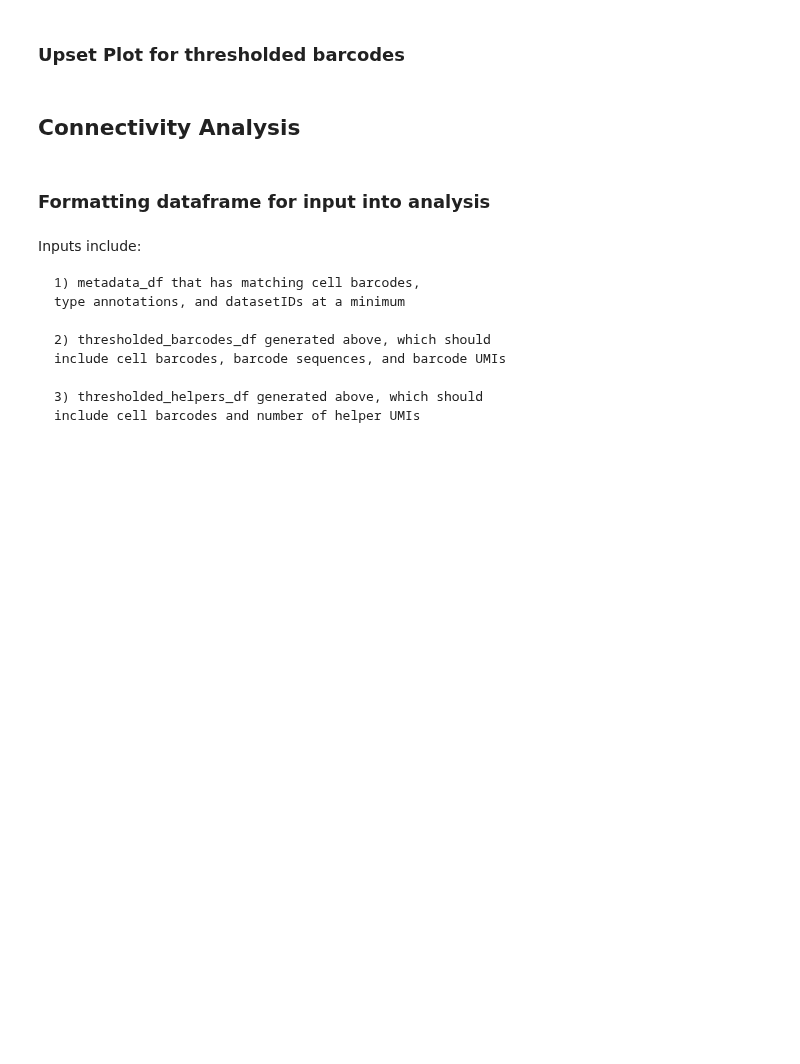
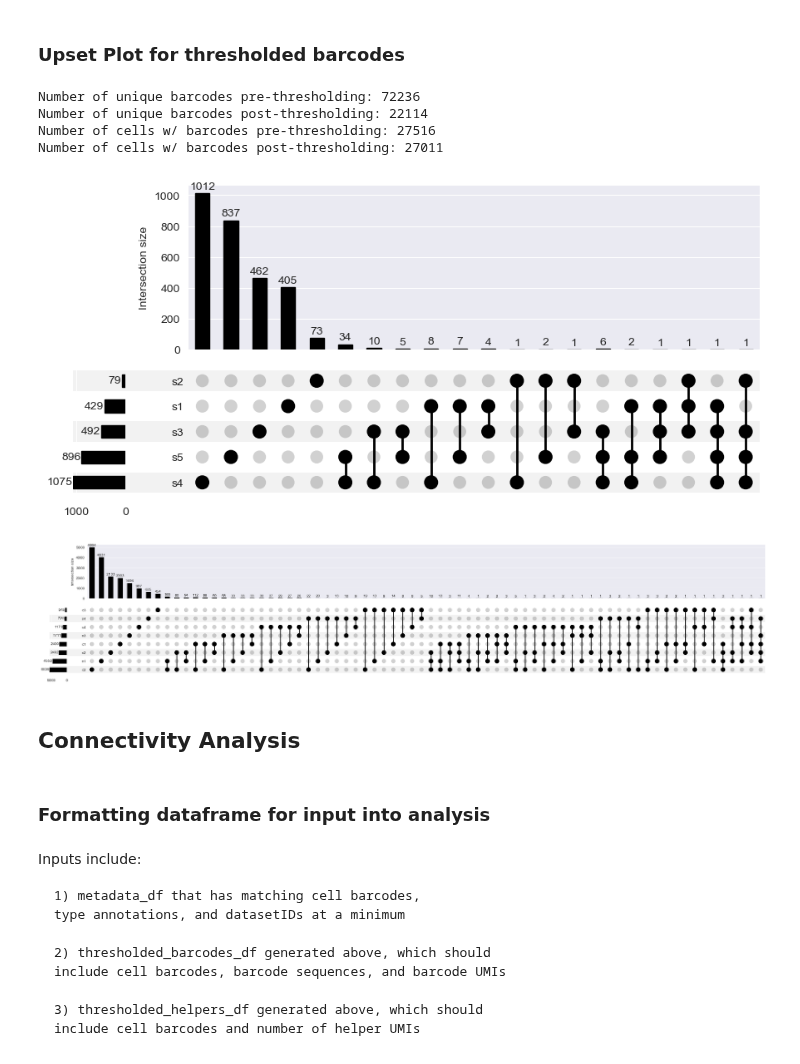
Before and after one commit to MEUrbanek/rabies_barcode_tech, a Jupyter notebook: development/15_connectivity_analysis_IEO.ipynb, the cells around one changed output. Saved outputs shown, nothing was run; the diff lists cells and outputs as text; code cells hidden in the pictures; blank space fills up the shorter version.

```diff
--- a/development/15_connectivity_analysis_IEO.ipynb
+++ b/development/15_connectivity_analysis_IEO.ipynb
@@ -864,20 +889,10 @@ helpers_df
 # %% [markdown]
 ## Barcode thresholding
 # %%
-"""
-How important is it to keep a record of barcodes that don't pass threshold? If not, a deep copy is probably overkill here
-"""
-
-# Make deep copies of barcodes for thresholding
-threshold_barcodes_df = barcodes_df.copy(deep=True)
-
 # Break into viral library matched experiments for SBARRO thresholding
-dec_exp = threshold_barcodes_df.loc[threshold_barcodes_df['datasetid'].isin(dec_list)]
-mar_exp = threshold_barcodes_df.loc[threshold_barcodes_df['datasetid'].isin(mar_list)]
+dec_exp = barcodes_df.loc[barcodes_df['datasetid'].isin(dec_list)]
+mar_exp = barcodes_df.loc[barcodes_df['datasetid'].isin(mar_list)]
 
 # For Shin & Urbanek et al., we used UMI thresholding of 2
 dec_exp = umi_threshold(dec_exp, umi=2)
 mar_exp = umi_threshold(mar_exp, umi=2)
-
-# Threshold helper_df on UMIs--for Shin & Urbanek et al., we used a UMI threshold of 2
-thresholded_helpers_df = helpers_df.copy(deep=True).loc[helpers_df['UMI_Count'] >= 2]
@@ -972,6 +998,6 @@ The “FI trust” score equates to the number of spreading founder infections t
 # Calculate FI trust score threshold for each dataset bootstrapping 10 times
 np.random.seed(13)
 t_dec = {i: dec_exp.loc[dec_exp['datasetid'] == i] for i in dec_list}
-t_mar = {i: mar_exp.loc[dec_exp['datasetid'] == i] for i in mar_list}
+t_mar = {i: mar_exp.loc[mar_exp['datasetid'] == i] for i in mar_list}
 fi_trust_dec = {i: calculate_fi_trust(t_dec[i], exp_dec2023_sadb) for i in dec_list}
 fi_trust_mar = {i: calculate_fi_trust(t_mar[i], exp_mar2024_cvs) for i in mar_list}
@@ -1094,29 +1176,37 @@ thresholded_barcodes_df
 # %%
 # Print some stats
 print(
     'Number of unique barcodes pre-thresholding:', barcodes_df['barcode'].nunique(),
     '\nNumber of unique barcodes post-thresholding:', thresholded_barcodes_df['barcode'].nunique(),
     '\nNumber of cells w/ barcodes pre-thresholding:', barcodes_df['CBC'].nunique(),
     '\nNumber of cells w/ barcodes post-thresholding:', thresholded_barcodes_df['CBC'].nunique())
 
 # Pull barcodes passing UMI threshold in real cells
 upset_input = thresholded_barcodes_df.loc[
     thresholded_barcodes_df['CBC'].isin(metadata_df['cellbarcode'])]
 
 # Generating input to upset plot by pulling each dataset
 barcode_overlap = from_contents({
     k: upset_input.loc[upset_input['datasetid'] == k, 'barcode_sequence'].unique()
     for k in dec_list})
 plot(barcode_overlap, show_counts=True, subset_size="count")
 matplotlib.rc('font', family='Arial')
 plt.show()
 
 barcode_overlap = from_contents({
     k: upset_input.loc[upset_input['datasetid'] == k, 'barcode_sequence'].unique()
     for k in mar_list})
 plot(barcode_overlap, show_counts=True, subset_size="count")
 matplotlib.rc('font', family='Arial')
 plt.show()
+del barcode_overlap, upset_input
+# %% [output]
+Number of unique barcodes pre-thresholding: 72236
+Number of unique barcodes post-thresholding: 22114
+Number of cells w/ barcodes pre-thresholding: 27516
+Number of cells w/ barcodes post-thresholding: 27011
+[figure, added]
+[figure, added]
 # %% [markdown]
 ## Connectivity Analysis
 # %% [markdown]
```
Also changed, not shown: parts of 17 cells of this notebook.
